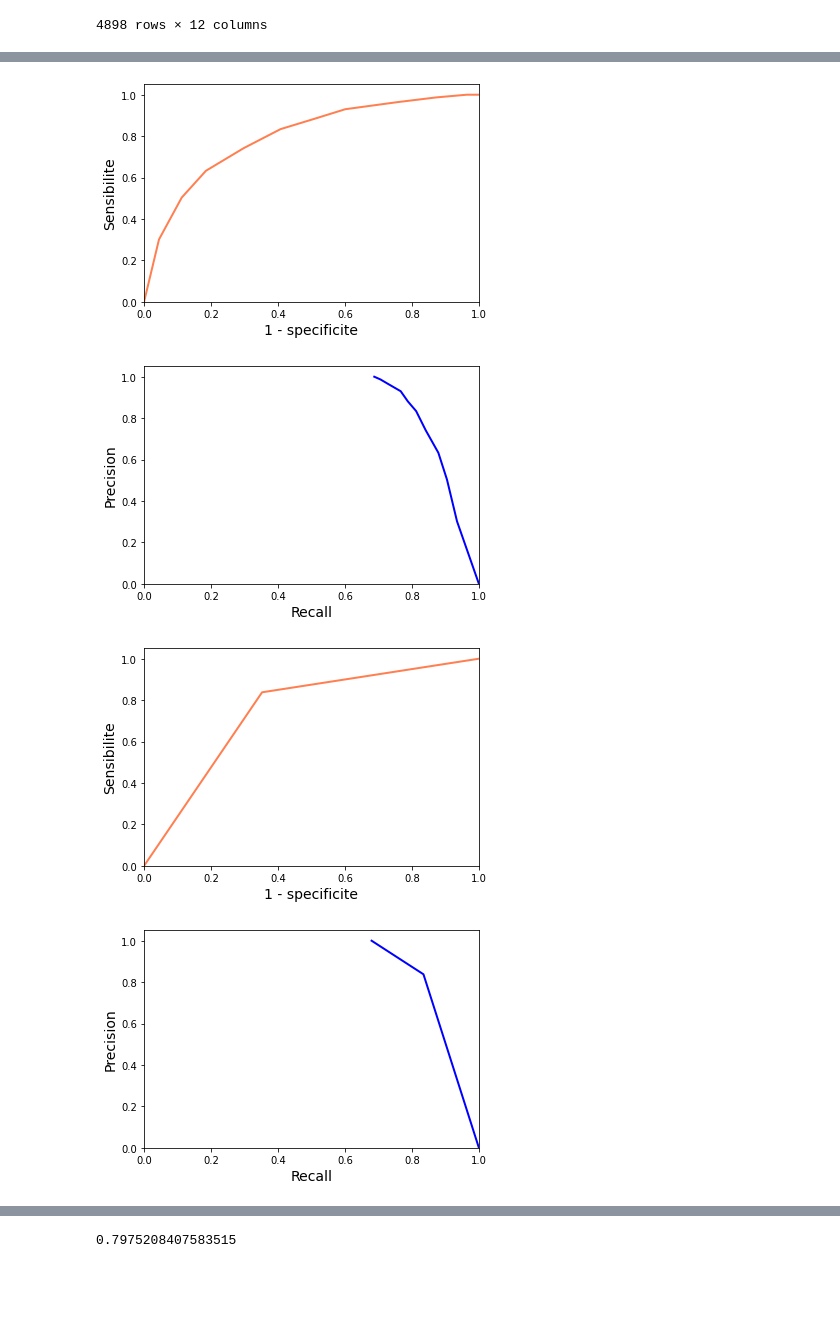
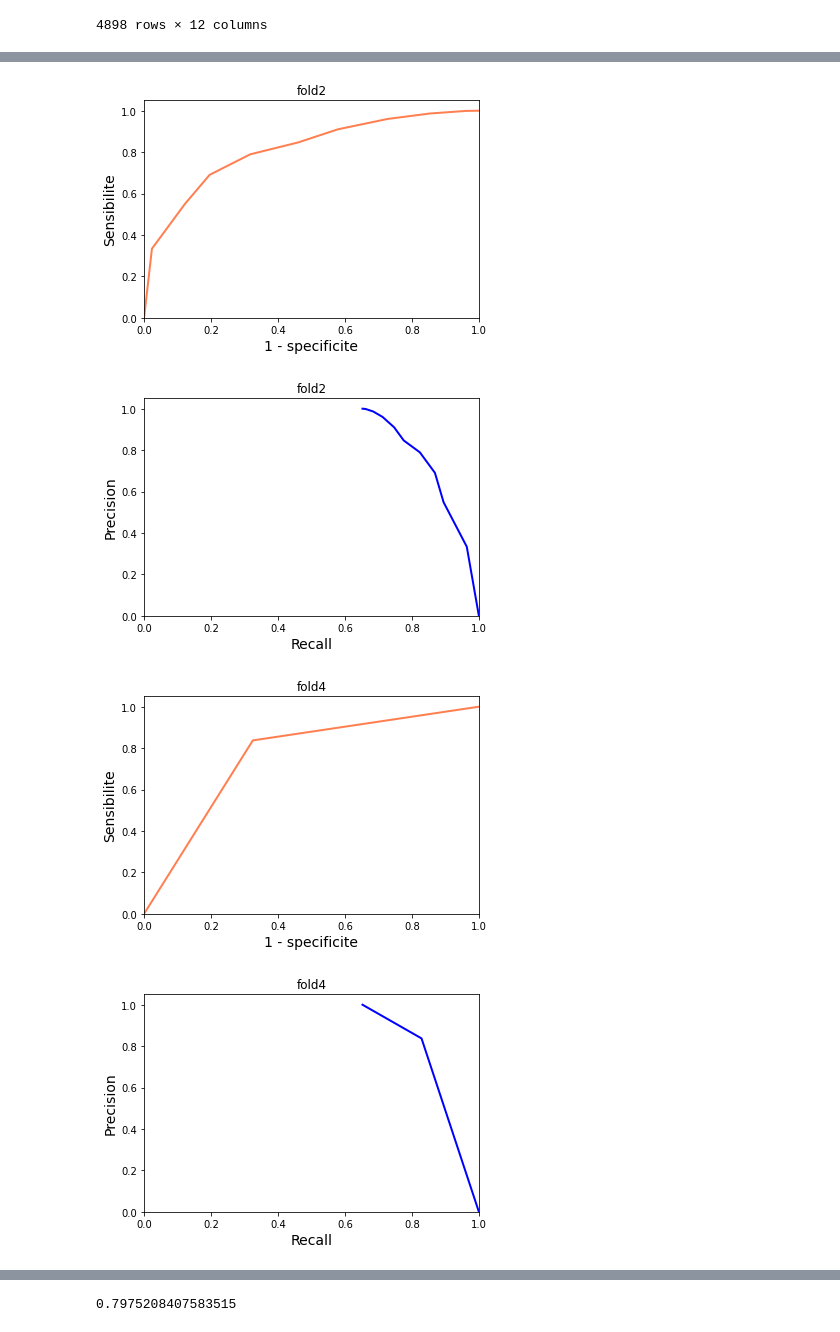
Before and after one commit to benMiniconi/Seattle2050, a Jupyter notebook: Notebooks/TP KNN.ipynb, the cells around one changed output, grey strips where cells are left out. Cells and saved outputs as stored; diff of their text form; code cells hidden in the pictures; blank space fills up the shorter version.

```diff
--- a/Notebooks/TP KNN.ipynb
+++ b/Notebooks/TP KNN.ipynb
@@ -197,10 +197,10 @@ for columnIndex in range(X_train_std.shape[1]):
 from sklearn import neighbors, metrics
 from sklearn.metrics import confusion_matrix, precision_recall_curve
 # Fixer les valeurs des hyperparamètres à tester de 1 à 20
-param_grid = {'n_neighbors':list(range(1,20, 1))}
+param_grid = {'n_neighbors':list(range(1,10, 2))}
 results = pd.DataFrame(columns=["fold", "recall", "precision", "specificity","fmeasure", 'mean_fit_time', 'std_fit_time', 'mean_score_time', 'std_score_time', 'param_n_neighbors', 'params', 'split0_test_score', 'split1_test_score', 'mean_test_score', 'std_test_score', 'rank_test_score'])
 test_score = []
-for fold in range(2,20, 1):
+for fold in range(2,10, 2):
     # Choisir un score à optimiser, ici l'accuracy (proportion de prédictions correctes)
     score = 'accuracy'
 
@@ -230,38 +230,38 @@ for fold in range(2,20, 1):
     plt.ylim([0.0, 1.05])
     plt.xlabel('1 - specificite', fontsize=14)
     plt.ylabel('Sensibilite', fontsize=14)
+    plt.title(("fold" + str(fold)))
     plt.show()
 
     #for precision_recall_curve
     precision, recall, thresholds = precision_recall_curve(y_test, Y_pred_proba)
     plt.plot(precision, recall, color='blue', lw=2)
     plt.xlim([0.0, 1.0])
     plt.ylim([0.0, 1.05])
     plt.xlabel('Recall', fontsize=14)
     plt.ylabel('Precision', fontsize=14)
+    plt.title(("fold" + str(fold)))
     plt.show()
 
 
 
     test_score.append(metrics.accuracy_score(y_test, y_pred))
 
     subFrame = pd.DataFrame(columns=["fold", "recall", "precision", "specificity", "fmeasure", 'mean_fit_time', 'std_fit_time', 'mean_score_time', 'std_score_time', 'param_n_neighbors', 'params', 'split0_test_score', 'split1_test_score', 'mean_test_score', 'std_test_score', 'rank_test_score'])
     #on populated le dataframe de resultats avec chacune des clés du dictionnaire contenues dans cv_results
     for column in subFrame.columns[6:].values:
         subFrame[column] = clf.cv_results_[column]
     #on genere autant de fold que le nombre de rows du dataframe actuel
     subFrame["fold"] = [fold] * subFrame.shape[0]
     subFrame["recall"] = [recall] * subFrame.shape[0]
     subFrame["precision"] = [precision] * subFrame.shape[0]
     subFrame["specificity"] = [specificity] * subFrame.shape[0]
     #subFrame["test_score"] = [test_score] * subFrame.shape[0]
     #print(subFrame)
     results = results.append(subFrame)
-
-print(results.describe)
-print(test_score)
+print(results.shape)
 # %% [output]
-[figure, old version]
+[figure, new version]
-[figure, old version]
+[figure, new version]
-[figure, old version]
+[figure, new version]
-[figure, old version]
+[figure, new version]
```
Also changed, not shown: parts of 3 cells of this notebook, 3 other files.
